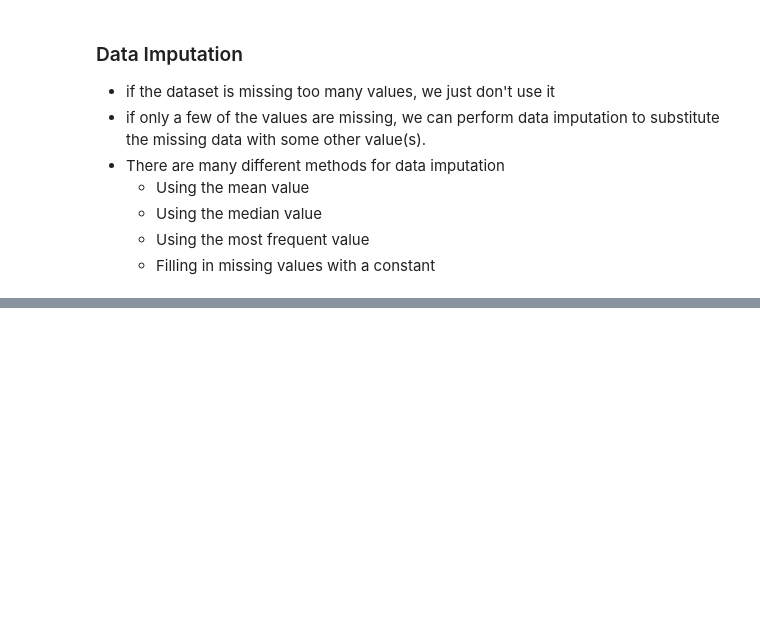
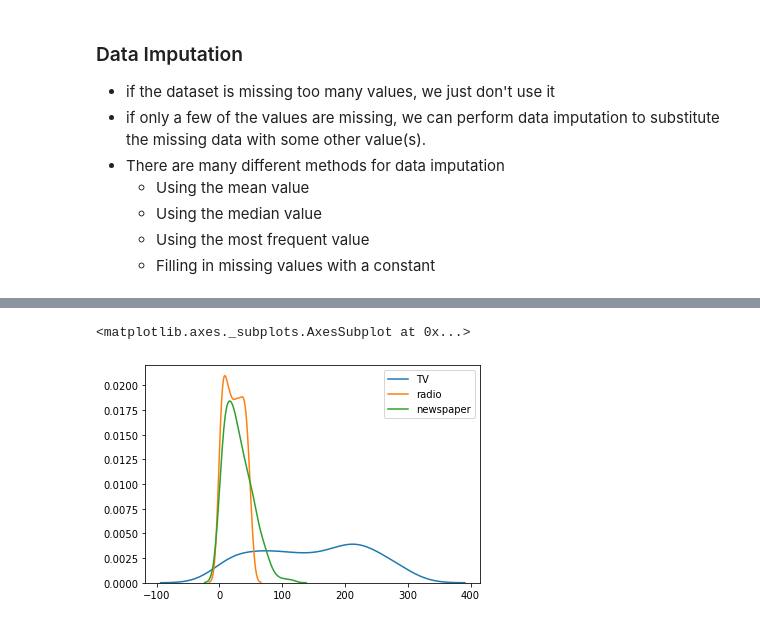
Before and after one commit to APSSDC-Data-Analysis/Data-Analysis-B3-Afternoon, a Jupyter notebook: D6_Preprocessing(29Aug2020)/29-Aug-2020.ipynb, the cells around one changed output, grey strips where cells are left out. Drawn from its saved outputs; the diff is of its cells as text; code cells hidden in the pictures; blank space fills up the shorter version.

```diff
--- a/D6_Preprocessing(29Aug2020)/29-Aug-2020.ipynb
+++ b/D6_Preprocessing(29Aug2020)/29-Aug-2020.ipynb
@@ -78,0 +303,3 @@
+# %%
+data = pd.read_csv("https://raw.githubusercontent.com/APSSDC-Data-Analysis/Data-Analysis-B3-Afternoon/master/D5_Analysis%26Preprocessing/Advertising.csv")
+data.head()
@@ -78,0 +403,7 @@
+# %%
+sns.kdeplot(data["TV"])
+sns.kdeplot(data["radio"])
+sns.kdeplot(data["newspaper"])
+# %% [output]
+<matplotlib.axes._subplots.AxesSubplot at 0x...>
+[figure, added]
```
Also changed, not shown: parts of 58 cells of this notebook.
